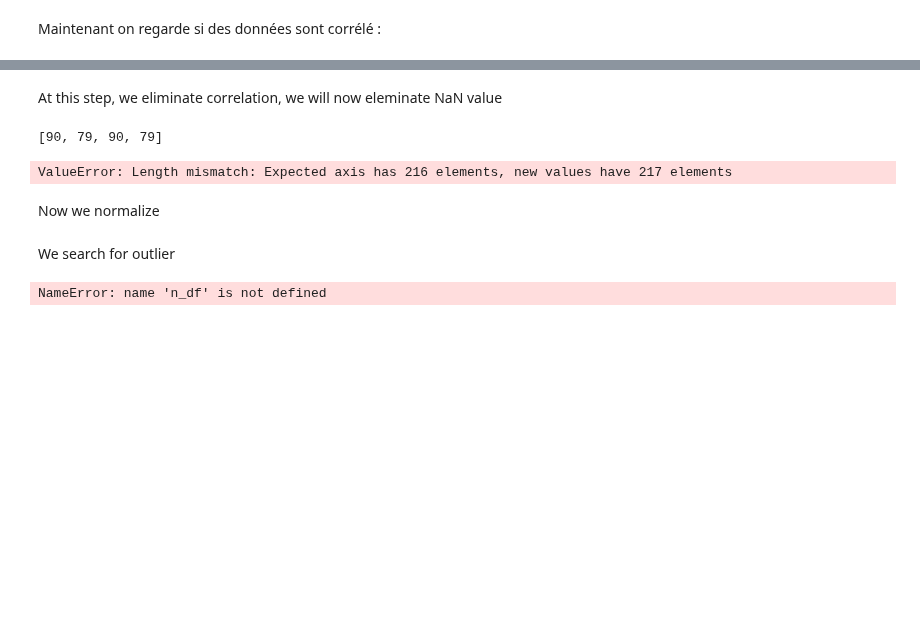
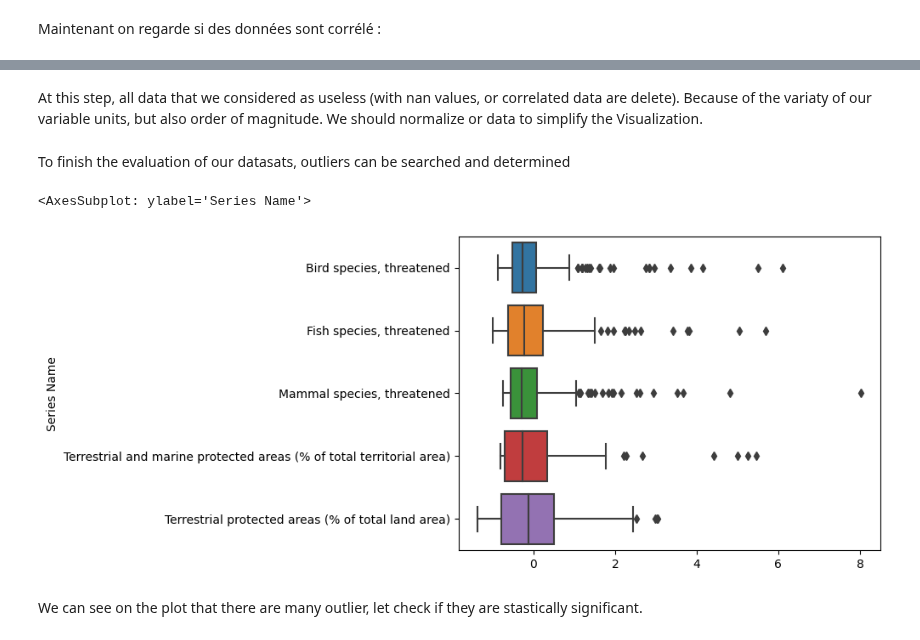
Before and after one commit to f2ire/IA_project, a Jupyter notebook: report1.ipynb, the cells around one changed output, grey strips where cells are left out. Saved outputs shown, nothing was run; the diff lists cells and outputs as text; code cells hidden in the pictures; blank space fills up the shorter version.

```diff
--- a/report1.ipynb
+++ b/report1.ipynb
@@ -84,18 +82,0 @@ seaborn.heatmap(df_corr_clean)
-# %% [markdown]
-At this step, we eliminate correlation, we will now eleminate NaN value
-# %%
-importlib.reload(dm)
-
-print([sum(df.isnull().sum()) ,sum(df_step1_clean.isnull().sum())
-,sum(df_step2_clean.isnull().sum())
-,sum(df_step3_clean.isnull().sum())])  # Evolution of NaN Value TODO: Graphique evolution
-
-
-
-df_step4_clean = dm.replace_nan_knn(df_step3_clean)
-df_step4_clean.T
-# %% [output]
-[90, 79, 90, 79]
-ValueError: Length mismatch: Expected axis has 216 elements, new values have 217 elements
-# %% [markdown]
-Now we normalize
@@ -102,10 +94,17 @@ Now we normalize
+# %% [markdown]
+At this step, all data that we considered as useless (with nan values, or correlated data are delete). Because of the variaty of our variable units, but also order of magnitude. We should normalize or data to simplify the Visualization.
 # %%
 importlib.reload(dm)
-n_df = dm.normalize_df(df_step4_clean.T)
+n_df = dm.normalize_df(df_without_corr_series)
+n_estimated_df = dm.normalize_df(df_nan_estimate_without_corr_series)
 dm.export_clean_data(n_df)
+dm.export_clean_data(n_estimated_df,"estimated_data.csv")
-# %% [markdown]
-We search for outlier
-# %%
-seaborn.histplot(n_df)
-# %% [output]
-NameError: name 'n_df' is not defined
+# %% [markdown]
+To finish the evaluation of our datasats, outliers can be searched and determined
+# %%
+seaborn.boxplot(data=n_df, orient = "h")
+# %% [output]
+<AxesSubplot: ylabel='Series Name'>
+[figure, added]
+# %% [markdown]
+We can see on the plot that there are many outlier, let check if they are stastically significant.
```
Also changed, not shown: parts of 30 cells of this notebook, 5 other files.
